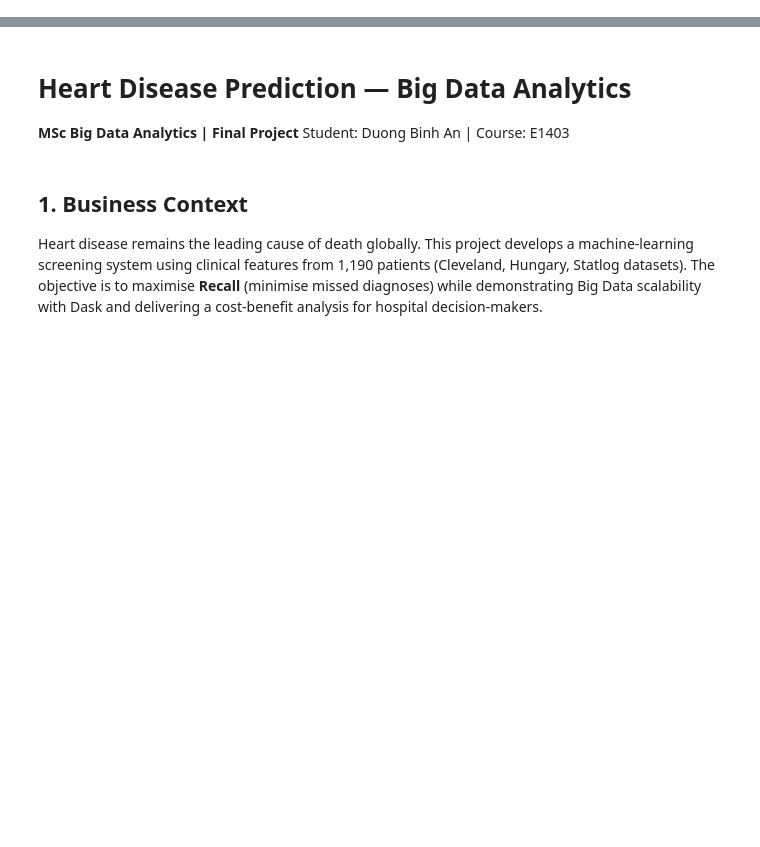
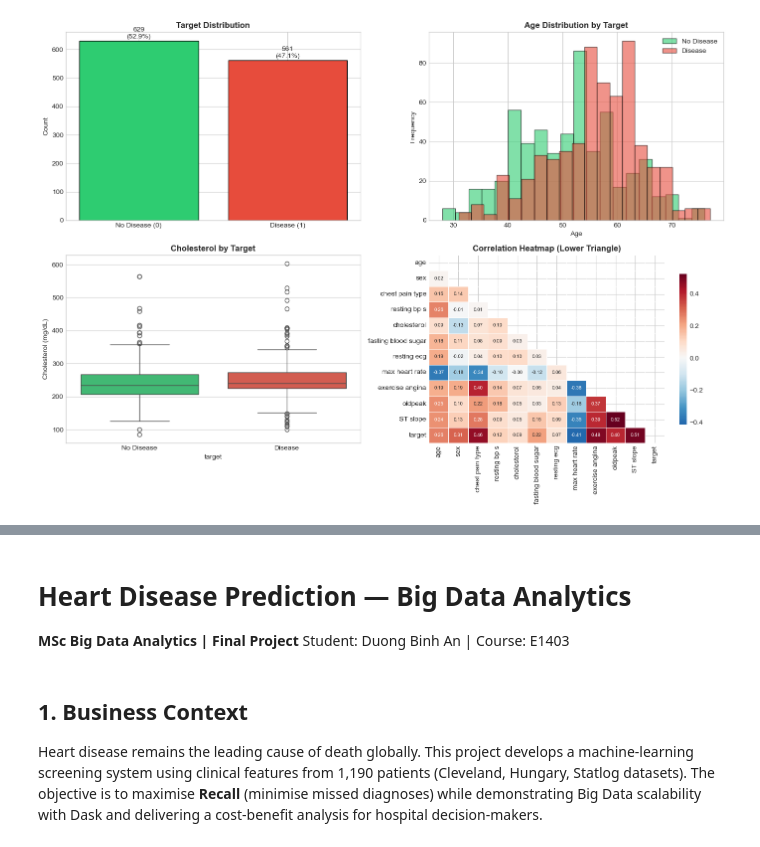
Before and after one commit to AnBinh1703/E1403_DuongBinhAn, a Jupyter notebook: notebook/Heart_Disease_BigData_Analytics_Project_Academic.ipynb, the cells around one changed output, grey strips where cells are left out. Saved outputs shown, nothing was run; the diff lists cells and outputs as text; code cells hidden in the pictures; blank space fills up the shorter version.

```diff
--- a/notebook/Heart_Disease_BigData_Analytics_Project_Academic.ipynb
+++ b/notebook/Heart_Disease_BigData_Analytics_Project_Academic.ipynb
@@ -0,0 +173,48 @@
+# %%
+df = df_pandas.copy()
+
+# Fix cholesterol == 0 for EDA display only
+valid_chol_median = df.loc[df['cholesterol'] > 0, 'cholesterol'].median()
+df.loc[df['cholesterol'] == 0, 'cholesterol'] = valid_chol_median
+
+fig, axes = plt.subplots(2, 2, figsize=(14, 10))
+
+# --- Panel 1: Target distribution ---
+counts = df['target'].value_counts()
+bars = axes[0, 0].bar(['No Disease (0)', 'Disease (1)'], counts.values,
+                       color=['#2ecc71', '#e74c3c'], edgecolor='black')
+axes[0, 0].set_title('Target Distribution', fontweight='bold')
+axes[0, 0].set_ylabel('Count')
+for bar, v in zip(bars, counts.values):
+    axes[0, 0].text(bar.get_x() + bar.get_width() / 2, v + 10,
+                    f'{v}\n({v / len(df) * 100:.1f}%)', ha='center', fontsize=10)
+
+# --- Panel 2: Age distribution by target ---
+for label, colour in [(0, '#2ecc71'), (1, '#e74c3c')]:
+    axes[0, 1].hist(df.loc[df['target'] == label, 'age'], bins=20, alpha=0.6,
+                    color=colour, label='Disease' if label else 'No Disease',
+                    edgecolor='black')
+axes[0, 1].set_title('Age Distribution by Target', fontweight='bold')
+axes[0, 1].set_xlabel('Age')
+axes[0, 1].set_ylabel('Frequency')
+axes[0, 1].legend()
+
+# --- Panel 3: Cholesterol by target (box plot) ---
+sns.boxplot(data=df, x='target', y='cholesterol', ax=axes[1, 0],
+            palette=['#2ecc71', '#e74c3c'])
+axes[1, 0].set_title('Cholesterol by Target', fontweight='bold')
+axes[1, 0].set_xticklabels(['No Disease', 'Disease'])
+axes[1, 0].set_ylabel('Cholesterol (mg/dL)')
+
+# --- Panel 4: Correlation heatmap (lower triangle) ---
+corr = df.select_dtypes(include=[np.number]).corr()
+mask = np.triu(np.ones_like(corr, dtype=bool))
+sns.heatmap(corr, mask=mask, annot=True, fmt='.2f', cmap='RdBu_r',
+            center=0, ax=axes[1, 1], cbar_kws={'shrink': 0.8},
+            annot_kws={'size': 7}, linewidths=0.5)
+axes[1, 1].set_title('Correlation Heatmap (Lower Triangle)', fontweight='bold')
+
+plt.tight_layout()
+plt.show()
+# %% [output]
+[figure, added]
```
Also changed, not shown: parts of 46 cells of this notebook.
